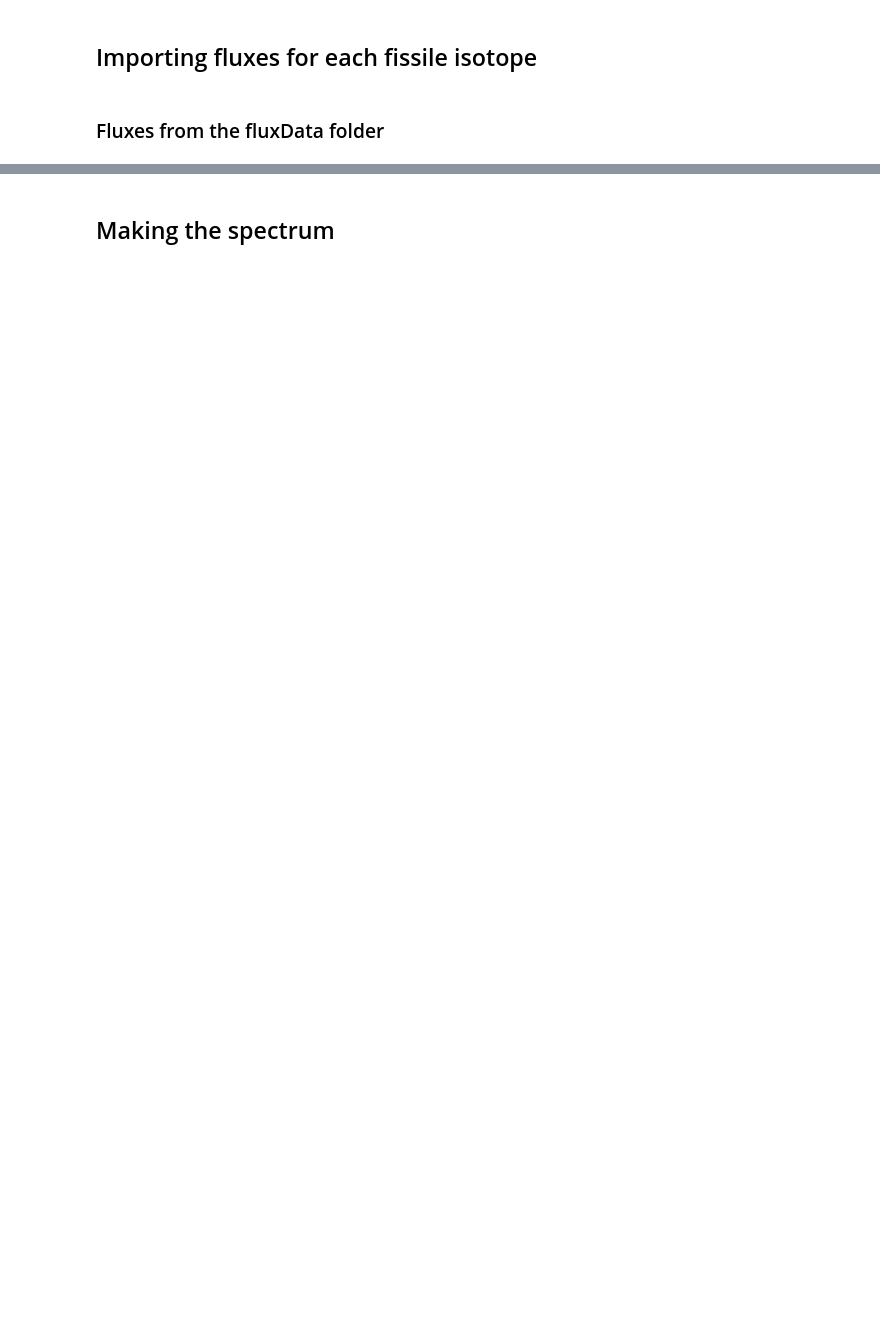
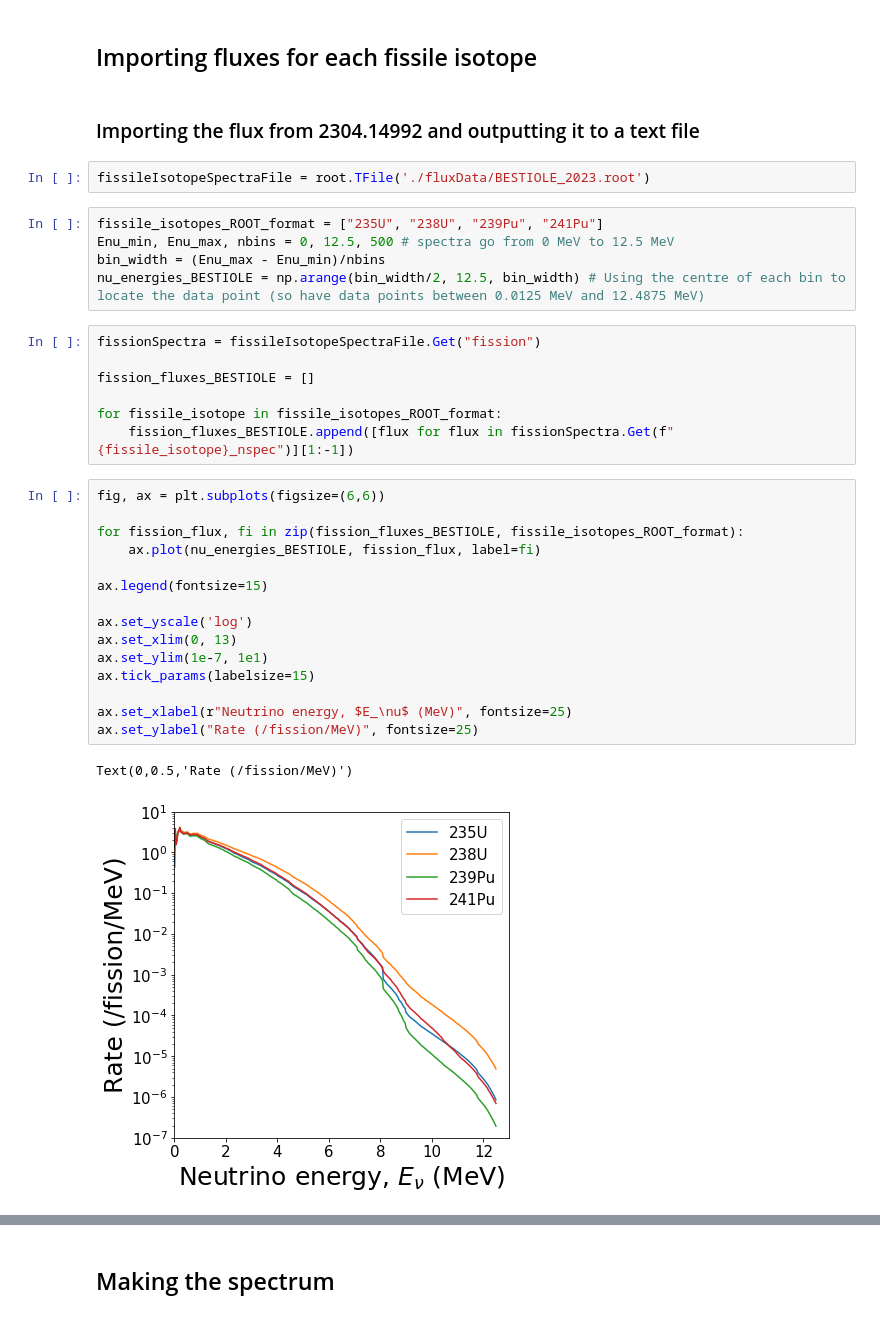
Before and after one commit to RitterCat/reactor-nu-cevns, a Jupyter notebook: spectrum_generator.ipynb, the cells around one changed output, grey strips where cells are left out. Saved outputs shown, nothing was run; the diff lists cells and outputs as text; blank space fills up the shorter version.

```diff
--- a/spectrum_generator.ipynb
+++ b/spectrum_generator.ipynb
@@ -31,4 +34,36 @@ CM2S = CENTIMETER**2*SECOND
 # %% [markdown]
 ## Importing fluxes for each fissile isotope
-# %% [markdown]
-### Fluxes from the fluxData folder
+# %% [markdown]
+### Importing the flux from 2304.14992 and outputting it to a text file
+# %%
+fissileIsotopeSpectraFile = root.TFile('./fluxData/BESTIOLE_2023.root')
+# %%
+fissile_isotopes_ROOT_format = ["235U", "238U", "239Pu", "241Pu"]
+Enu_min, Enu_max, nbins = 0, 12.5, 500 # spectra go from 0 MeV to 12.5 MeV
+bin_width = (Enu_max - Enu_min)/nbins
+nu_energies_BESTIOLE = np.arange(bin_width/2, 12.5, bin_width) # Using the centre of each bin to locate the data point (so have data points between 0.0125 MeV and 12.4875 MeV)
+# %%
+fissionSpectra = fissileIsotopeSpectraFile.Get("fission")
+
+fission_fluxes_BESTIOLE = []
+
+for fissile_isotope in fissile_isotopes_ROOT_format:
+    fission_fluxes_BESTIOLE.append([flux for flux in fissionSpectra.Get(f"{fissile_isotope}_nspec")][1:-1])
+# %%
+fig, ax = plt.subplots(figsize=(6,6))
+
+for fission_flux, fi in zip(fission_fluxes_BESTIOLE, fissile_isotopes_ROOT_format):
+    ax.plot(nu_energies_BESTIOLE, fission_flux, label=fi)
+
+ax.legend(fontsize=15)
+
+ax.set_yscale('log')
+ax.set_xlim(0, 13)
+ax.set_ylim(1e-7, 1e1)
+ax.tick_params(labelsize=15)
+
+ax.set_xlabel(r"Neutrino energy, $E_\nu$ (MeV)", fontsize=25)
+ax.set_ylabel("Rate (/fission/MeV)", fontsize=25)
+# %% [output]
+Text(0,0.5,'Rate (/fission/MeV)')
+[figure, added]
```
Also changed, not shown: parts of 19 cells of this notebook, 8 other files.
